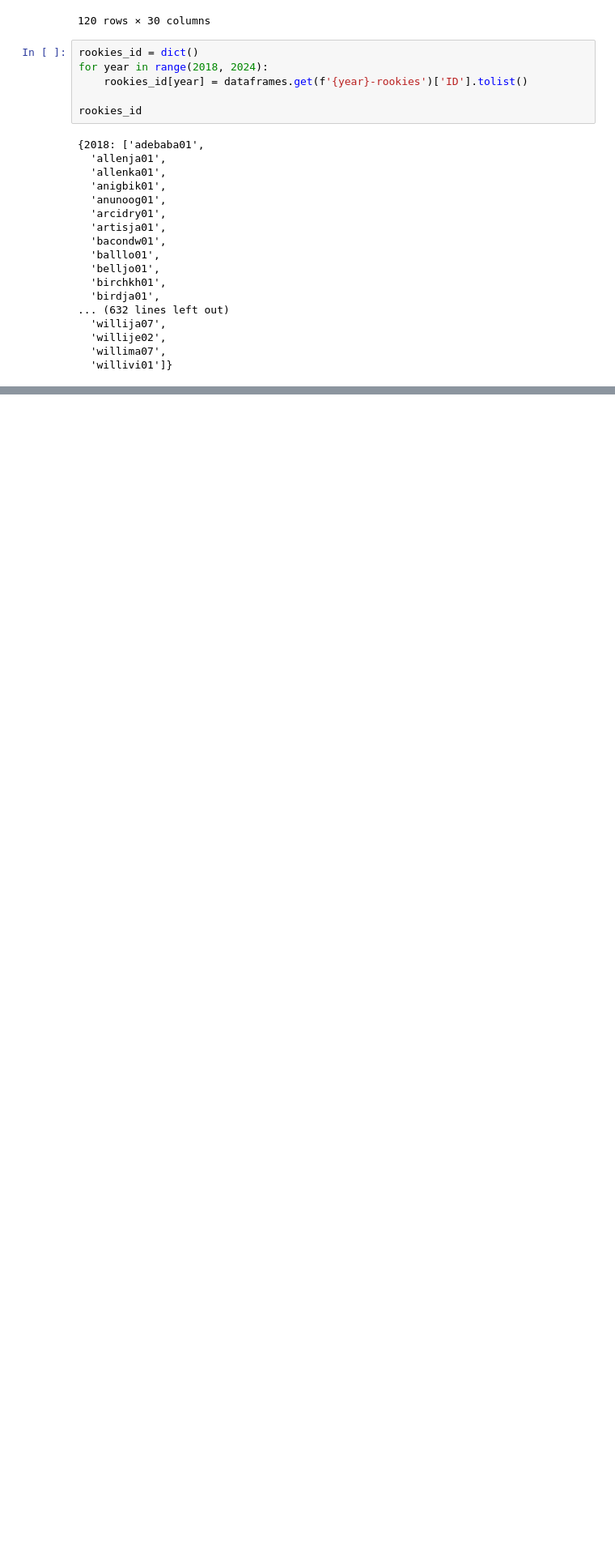
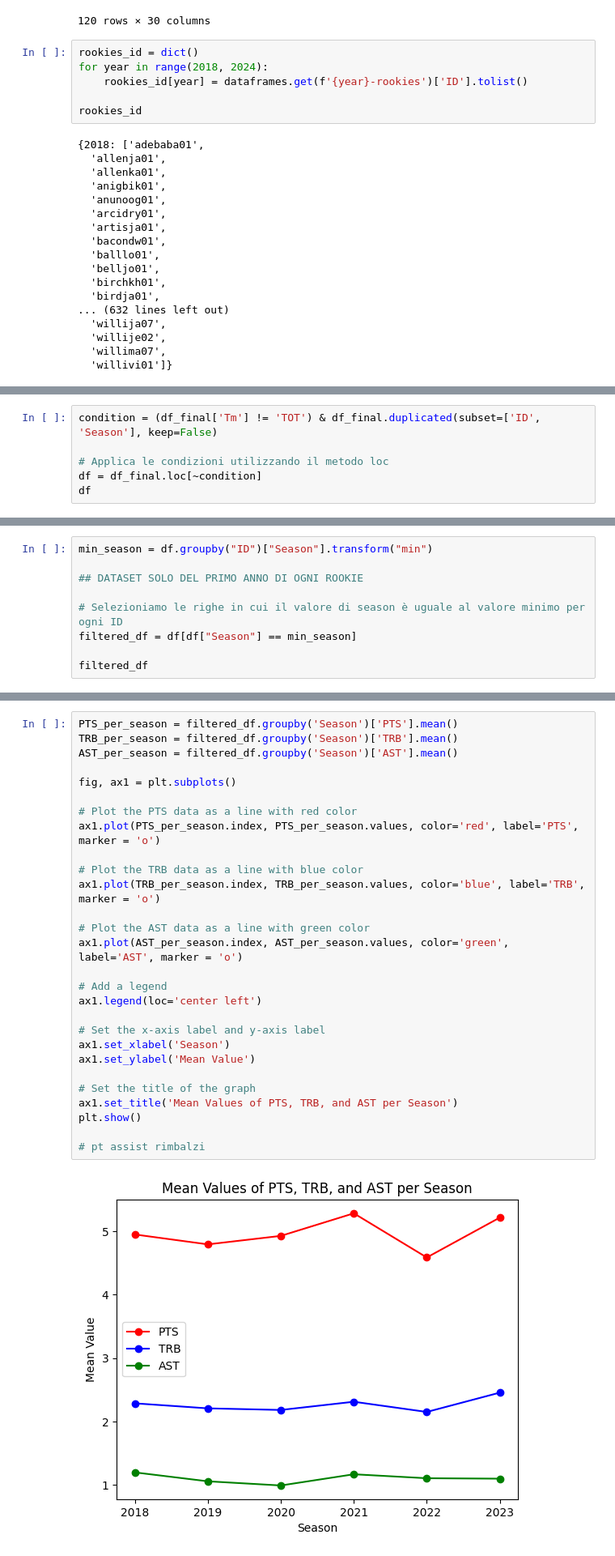
Before and after one commit to ywateba/fds_2023_project, a Jupyter notebook: main.ipynb, the cells around one changed output, grey strips where cells are left out. Shown at 81% size. Cells and saved outputs as stored; diff of their text form; blank space fills up the shorter version.

```diff
--- a/main.ipynb
+++ b/main.ipynb
@@ -108,0 +100,6 @@ dff
+# %%
+condition = (df_final['Tm'] != 'TOT') & df_final.duplicated(subset=['ID', 'Season'], keep=False)
+
+# Applica le condizioni utilizzando il metodo loc
+df = df_final.loc[~condition]
+df
@@ -108,0 +160,9 @@ dff
+# %%
+min_season = df.groupby("ID")["Season"].transform("min")
+
+## DATASET SOLO DEL PRIMO ANNO DI OGNI ROOKIE
+
+# Selezioniamo le righe in cui il valore di season è uguale al valore minimo per ogni ID
+filtered_df = df[df["Season"] == min_season]
+
+filtered_df
@@ -108,0 +185,30 @@ dff
+# %%
+PTS_per_season = filtered_df.groupby('Season')['PTS'].mean()
+TRB_per_season = filtered_df.groupby('Season')['TRB'].mean()
+AST_per_season = filtered_df.groupby('Season')['AST'].mean()
+
+fig, ax1 = plt.subplots()
+
+# Plot the PTS data as a line with red color
+ax1.plot(PTS_per_season.index, PTS_per_season.values, color='red', label='PTS', marker = 'o')
+
+# Plot the TRB data as a line with blue color
+ax1.plot(TRB_per_season.index, TRB_per_season.values, color='blue', label='TRB', marker = 'o')
+
+# Plot the AST data as a line with green color
+ax1.plot(AST_per_season.index, AST_per_season.values, color='green', label='AST', marker = 'o')
+
+# Add a legend
+ax1.legend(loc='center left')
+
+# Set the x-axis label and y-axis label
+ax1.set_xlabel('Season')
+ax1.set_ylabel('Mean Value')
+
+# Set the title of the graph
+ax1.set_title('Mean Values of PTS, TRB, and AST per Season')
+plt.show()
+
+# pt assist rimbalzi
+# %% [output]
+[figure, added]
```
Also changed, not shown: parts of 17 cells of this notebook.
